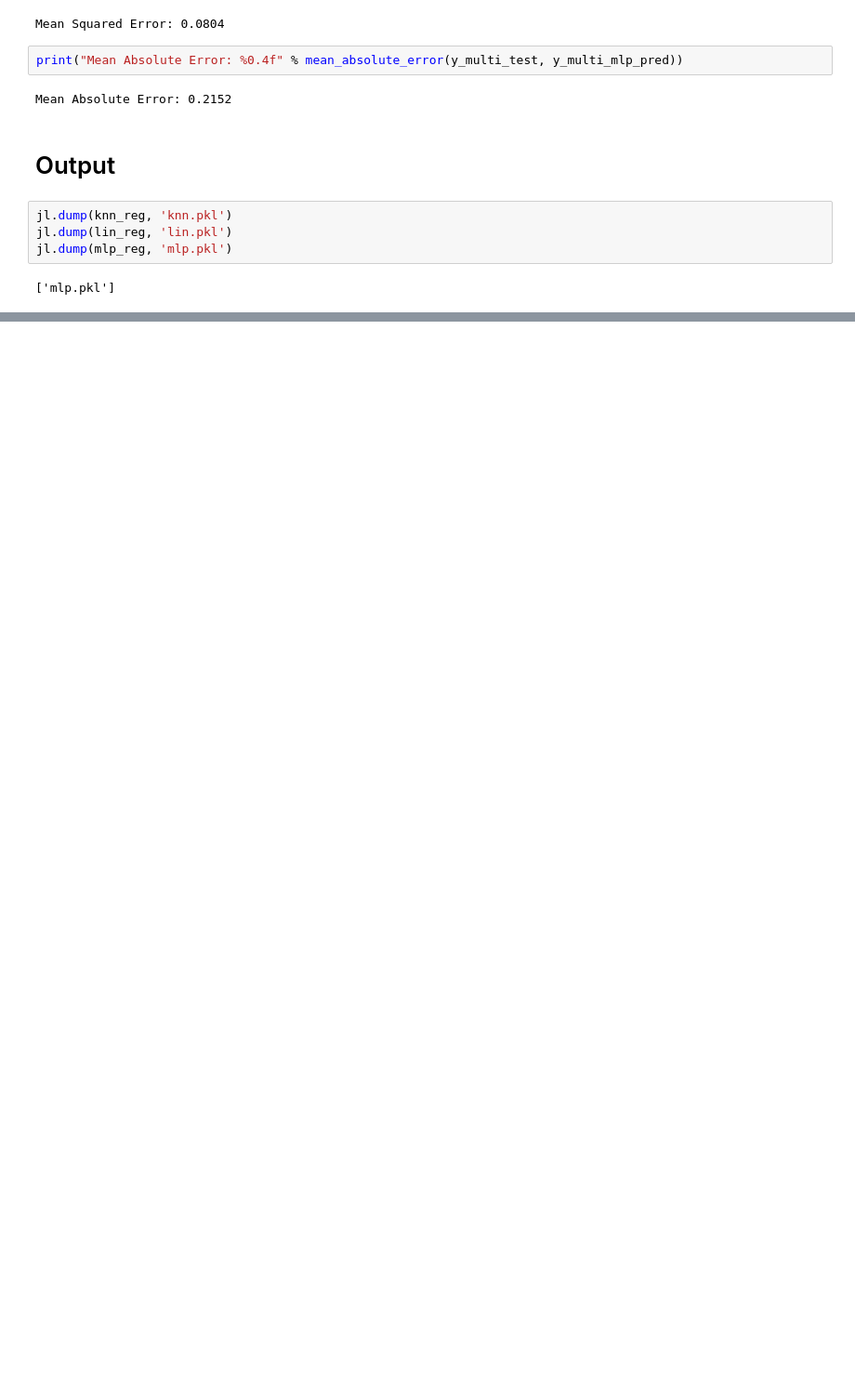
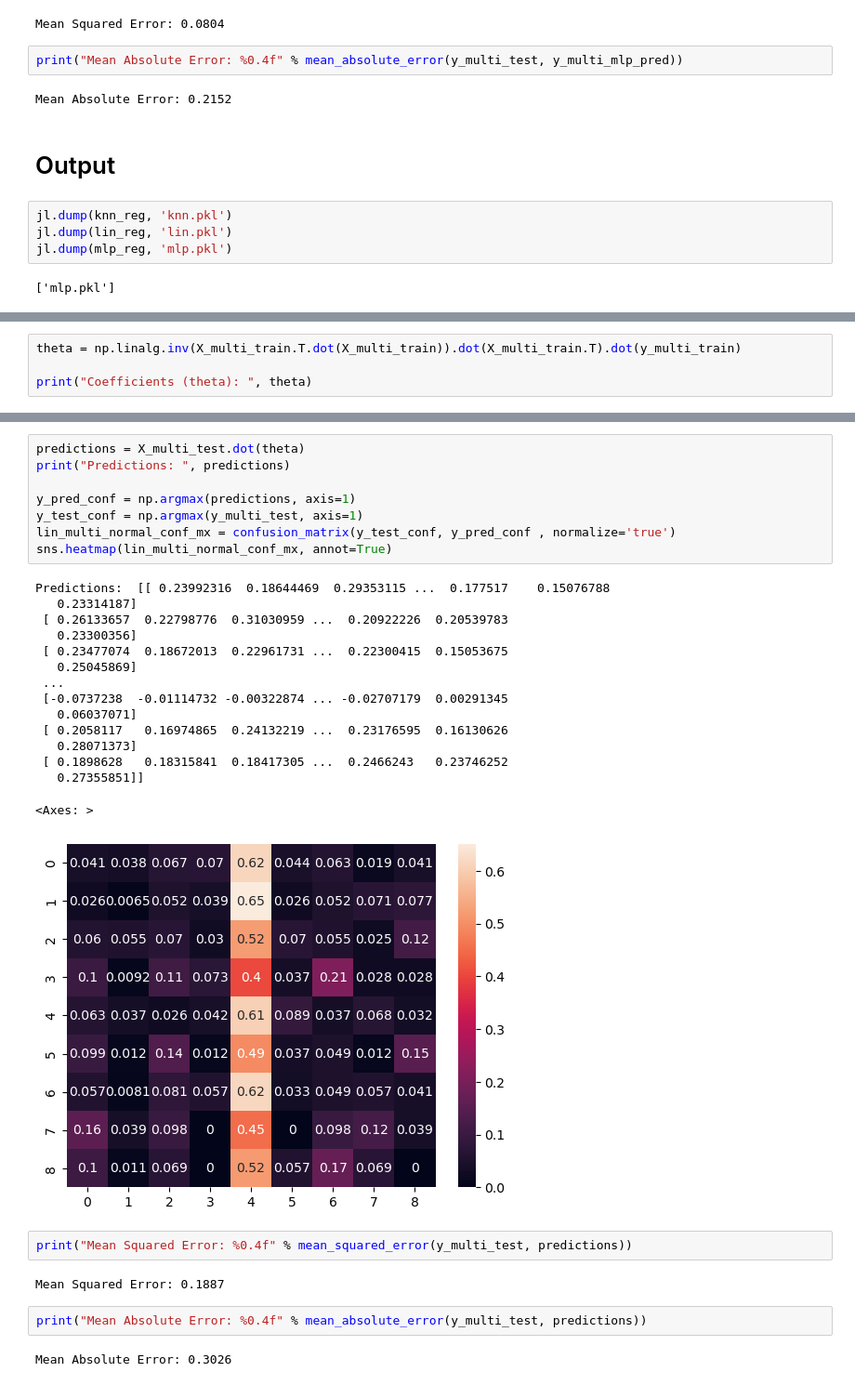
Before and after one commit to tybeller/TicTacToeAI, a Jupyter notebook: Tic Tac Toe.ipynb, the cells around one changed output, grey strips where cells are left out. Shown at 93% size. Cells and saved outputs as stored; diff of their text form; blank space fills up the shorter version.

```diff
--- a/Tic Tac Toe.ipynb
+++ b/Tic Tac Toe.ipynb
@@ -263,0 +264,4 @@ jl.dump(mlp_reg, 'mlp.pkl')
+# %%
+theta = np.linalg.inv(X_multi_train.T.dot(X_multi_train)).dot(X_multi_train.T).dot(y_multi_train)
+
+print("Coefficients (theta): ", theta)
@@ -263,0 +287,32 @@ jl.dump(mlp_reg, 'mlp.pkl')
+# %%
+predictions = X_multi_test.dot(theta)
+print("Predictions: ", predictions)
+
+y_pred_conf = np.argmax(predictions, axis=1)
+y_test_conf = np.argmax(y_multi_test, axis=1)
+lin_multi_normal_conf_mx = confusion_matrix(y_test_conf, y_pred_conf , normalize='true')
+sns.heatmap(lin_multi_normal_conf_mx, annot=True)
+# %% [output]
+Predictions:  [[ 0.23992316  0.18644469  0.29353115 ...  0.177517    0.15076788
+   0.23314187]
+ [ 0.26133657  0.22798776  0.31030959 ...  0.20922226  0.20539783
+   0.23300356]
+ [ 0.23477074  0.18672013  0.22961731 ...  0.22300415  0.15053675
+   0.25045869]
+ ...
+ [-0.0737238  -0.01114732 -0.00322874 ... -0.02707179  0.00291345
+   0.06037071]
+ [ 0.2058117   0.16974865  0.24132219 ...  0.23176595  0.16130626
+   0.28071373]
+ [ 0.1898628   0.18315841  0.18417305 ...  0.2466243   0.23746252
+   0.27355851]]
+<Axes: >
+[figure, added]
+# %%
+print("Mean Squared Error: %0.4f" % mean_squared_error(y_multi_test, predictions))
+# %% [output]
+Mean Squared Error: 0.1887
+# %%
+print("Mean Absolute Error: %0.4f" % mean_absolute_error(y_multi_test, predictions))
+# %% [output]
+Mean Absolute Error: 0.3026
```
Also changed, not shown: parts of 46 cells of this notebook.
